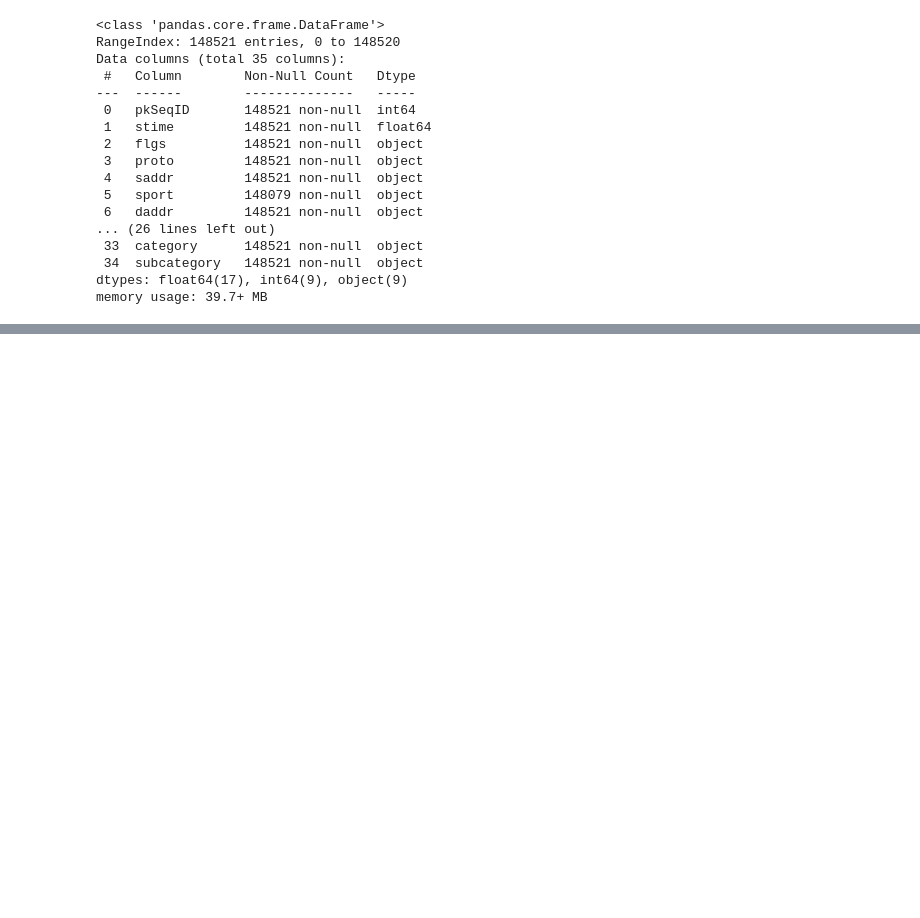
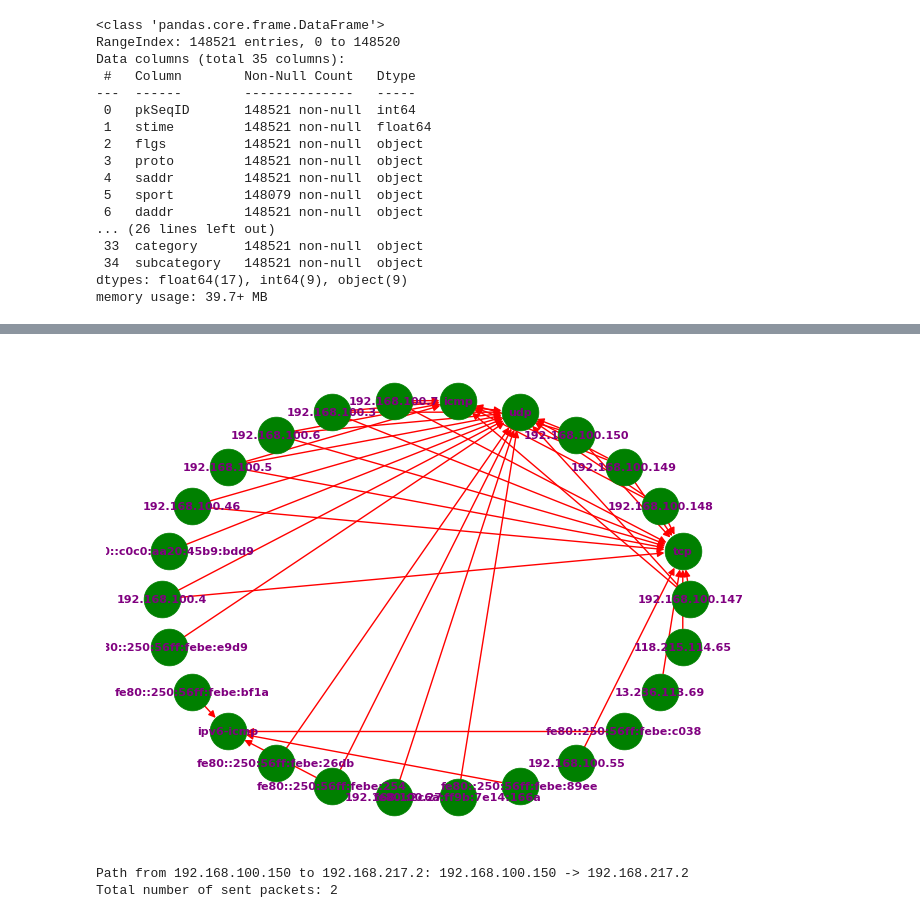
Before and after one commit to Pavel418/network-L1, a Jupyter notebook: project/project.ipynb, the cells around one changed output, grey strips where cells are left out. Cells and saved outputs as stored; diff of their text form; code cells hidden in the pictures; blank space fills up the shorter version.

```diff
--- a/project/project.ipynb
+++ b/project/project.ipynb
@@ -217,0 +190,4 @@ plt.show()
+# %%
+representation(df, "SourceIPAddress", "Protocol") # Third representation
+# %% [output]
+[figure, added]
@@ -217,0 +242,27 @@ plt.show()
+# %%
+Graph = nx.from_pandas_edgelist(df, "SourceIPAddress", "DestinationIPAddress", ["Attack", "PacketCount"],
+                                create_using = nx.DiGraph())
+graph_dict = dict(Graph.adjacency())
+
+origin = "192.168.100.150"
+destination = "192.168.217.2"
+
+path = bfs(Graph, origin, destination)
+
+print("\n", end = "")
+if path:
+  print(f"Path from {origin} to {destination}: ", end = "")
+  for ip in path:
+    if ip != path[-1]:
+      print(f"{ip} -> ", end = "")
+    else:
+      print(ip)
+
+  packets = calculate_packets(Graph, path)
+  print(f"Total number of sent packets: {packets}")
+else:
+  print(f"No path found from {origin} to {destination}")
+print("\n", end = "")
+# %% [output]
+Path from 192.168.100.150 to 192.168.217.2: 192.168.100.150 -> 192.168.217.2
+Total number of sent packets: 2
```
Also changed, not shown: parts of 30 cells of this notebook, 3 other files.
